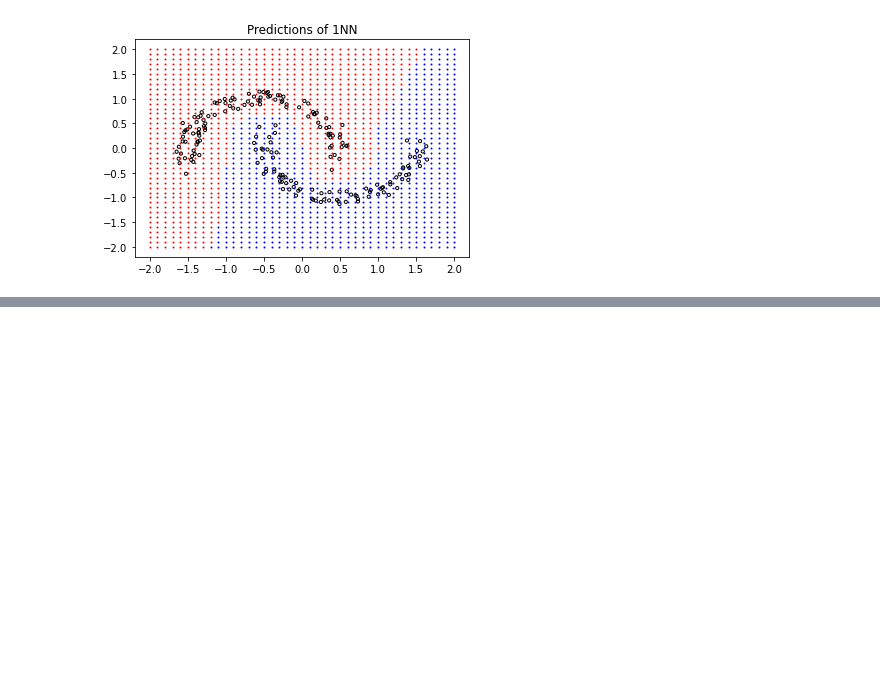
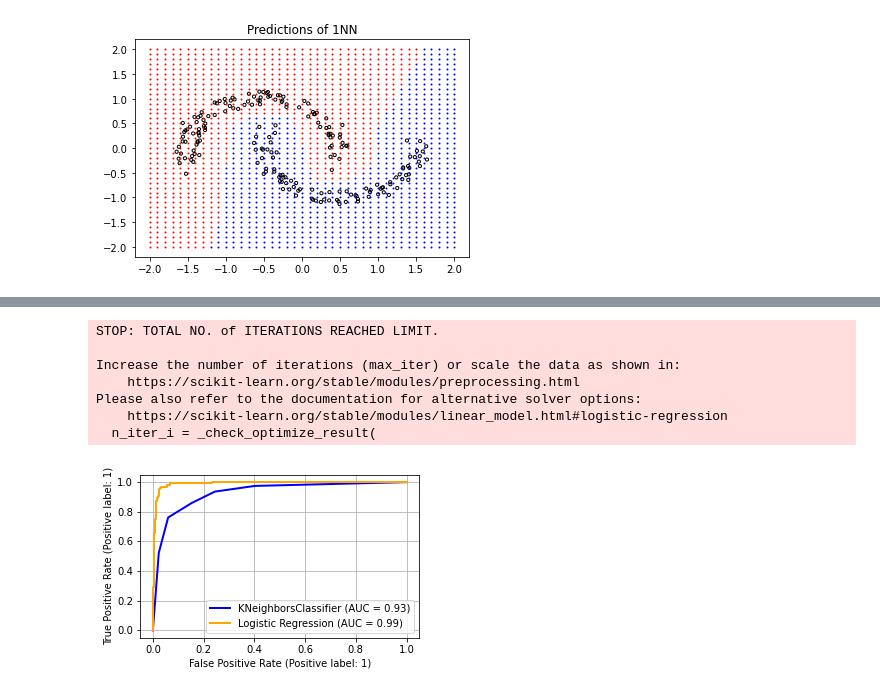
Before and after one commit to nickleodoen/CS760_YachareniN_HW3, a Jupyter notebook: CS760_HW3_Notebook.ipynb, the cells around one changed output, grey strips where cells are left out. Cells and saved outputs as stored; diff of their text form; code cells hidden in the pictures; blank space fills up the shorter version.

```diff
--- a/CS760_HW3_Notebook.ipynb
+++ b/CS760_HW3_Notebook.ipynb
@@ -100,0 +138,42 @@ Fold 5 - Accuracy: 0.8660, Precision: 0.7122, Recall: 0.7122
+# %%
+# Section 2 q5
+
+# splitting train, test sets
+X_train, X_test, y_train, y_test = train_test_split(X, y, test_size=0.15, random_state=12)
+
+# KNN is training k-Nearest neighbors and LOG is training logistic regression
+KNN = KNeighborsClassifier(n_neighbors = 5)
+KNN.fit(X_train, y_train)
+LOG = LogisticRegression()
+LOG.fit(X_train, y_train)
+
+# predicting probabilities
+knn_preds = KNN.predict_proba(X_test)[:,1]
+log_preds = LOG.predict_proba(X_test)[:,1]
+
+# ROC curves
+FP_KNN, TP_KNN, _ = roc_curve(y_test, knn_preds)
+ROC_AUC_KNN = auc(FP_KNN, TP_KNN)
+FP_LOG, TP_LOG, _ = roc_curve(y_test, log_preds)
+ROC_AUC_LOG = auc(FP_LOG, TP_LOG)
+
+# plot
+plt.figure(figsize=(5,3))
+plt.plot(FP_KNN, TP_KNN, color='blue', lw=2, label='KNeighborsClassifier (AUC = {:.2f})'.format(ROC_AUC_KNN))
+plt.plot(FP_LOG, TP_LOG, color='orange', lw=2, label='Logistic Regression (AUC = {:.2f})'.format(ROC_AUC_LOG))
+plt.xlim([-0.05, 1.05])
+plt.ylim([-0.05, 1.05])
+plt.xlabel('False Positive Rate (Positive label: 1)')
+plt.ylabel('True Positive Rate (Positive label: 1)')
+plt.legend(loc='lower right')
+plt.grid(True)
+plt.show()
+# %% [output]
+STOP: TOTAL NO. of ITERATIONS REACHED LIMIT.
+
+Increase the number of iterations (max_iter) or scale the data as shown in:
+    https://scikit-learn.org/stable/modules/preprocessing.html
+Please also refer to the documentation for alternative solver options:
+    https://scikit-learn.org/stable/modules/linear_model.html#logistic-regression
+  n_iter_i = _check_optimize_result(
+[figure, added]
```
Also changed, not shown: parts of 8 cells of this notebook.
